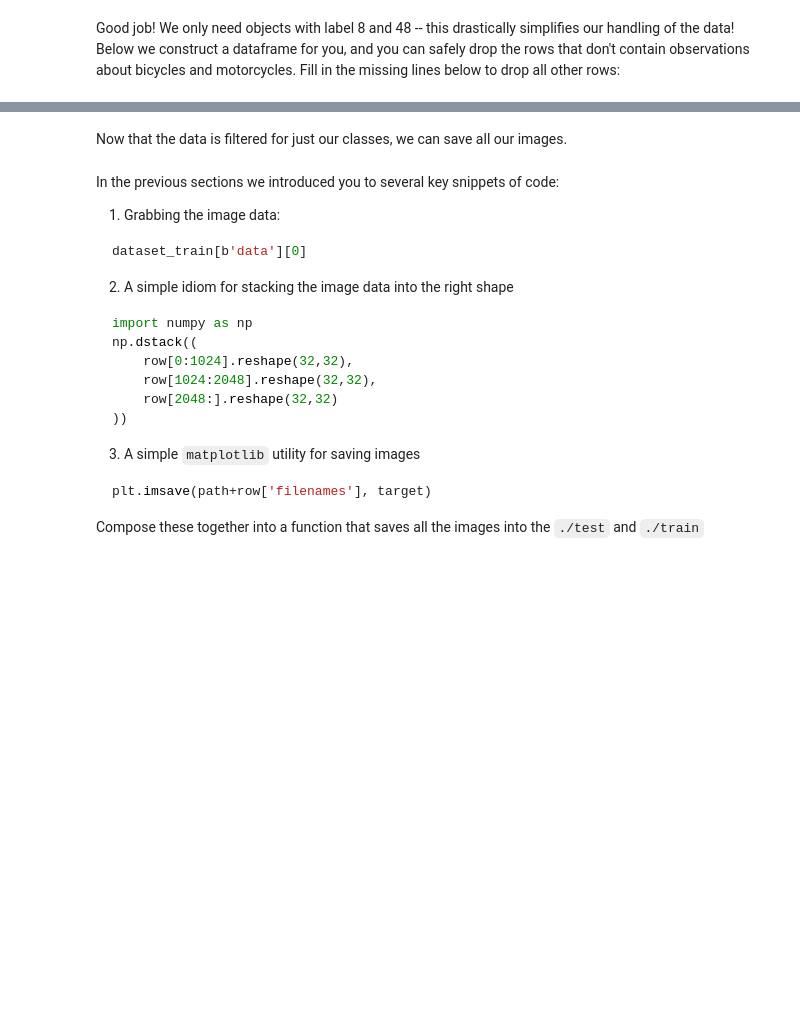
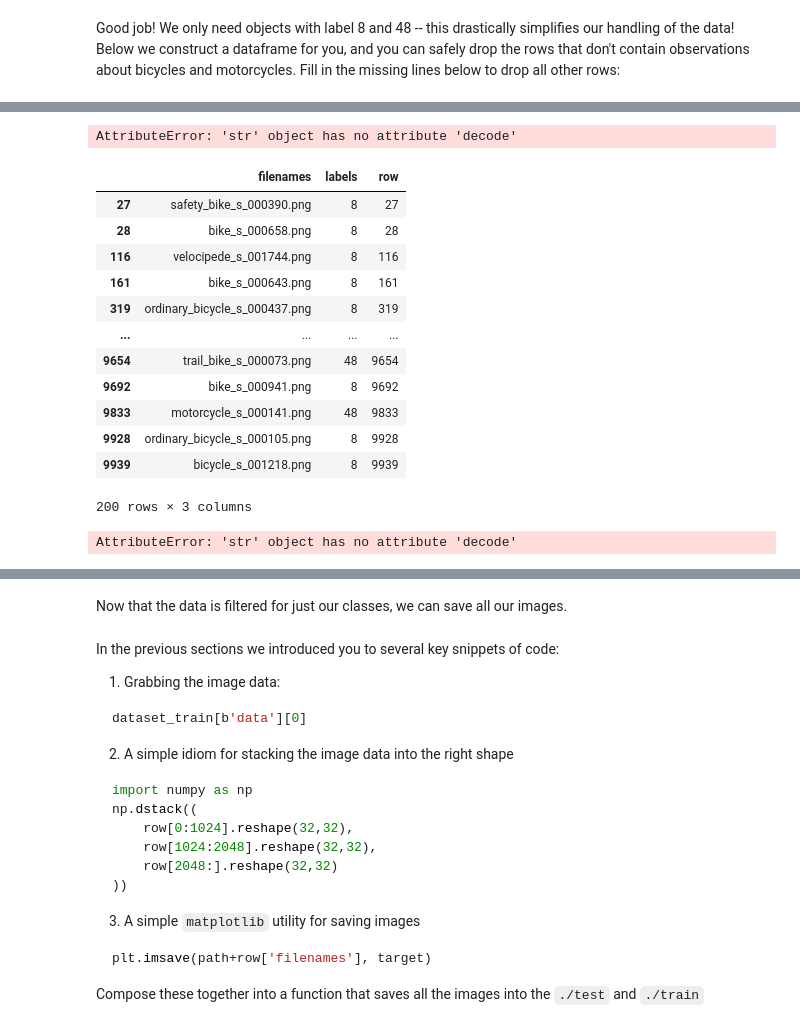
Before and after one commit to pivotostes/udacity-nd009t-C2-Developing-ML-Workflow, a Jupyter notebook: project/starter.ipynb, the cells around one changed output, grey strips where cells are left out. Drawn from its saved outputs; the diff is of its cells as text; code cells hidden in the pictures; blank space fills up the shorter version.

```diff
--- a/project/starter.ipynb
+++ b/project/starter.ipynb
@@ -137,20 +197,12 @@ Good job! We only need objects with label 8 and 48 -- this drastically simplifie
+# %%
+# Decode df_train.filenames so they are regular strings
+df_train["filenames"] = df_train["filenames"].apply(
+    lambda x: x.decode("utf-8")
+)
+# %% [output]
+AttributeError: 'str' object has no attribute 'decode'
 # %%
 #Construct the dataframe
-df_train = pd.DataFrame({
-    "filenames": dataset_train[b'filenames'],
-    "labels": dataset_train[b'fine_labels'],
-    "row": range(len(dataset_train[b'filenames']))
-})
-
-# Drop all rows from df_train where label is not 8 or 48
-df_train = #TODO: Fill in
-
-# Decode df_train.filenames so they are regular strings
-df_train["filenames"] = df_train["filenames"].apply(
-    lambda x: x.decode("utf-8")
-)
-
-
 df_test = pd.DataFrame({
     "filenames": dataset_test[b'filenames'],
     "labels": dataset_test[b'fine_labels'],
@@ -158,9 +210,28 @@ df_test = pd.DataFrame({
 })
 
 # Drop all rows from df_test where label is not 8 or 48
-df_test = #TODO: Fill in
-
-# Decode df_test.filenames so they are regular strings
-df_test["filenames"] = df_test["filenames"].apply(
-    lambda x: x.decode("utf-8")
-)
+index_test = df_test[(df_test['labels'] != 8) & (df_test['labels'] != 48)].index
+df_test.drop(index_test, inplace=True)
+# %%
+df_test
+# %% [output]
+|  | filenames | labels | row |
+| 27 | safety_bike_s_000390.png | 8 | 27 |
+| 28 | bike_s_000658.png | 8 | 28 |
+| 116 | velocipede_s_001744.png | 8 | 116 |
+| 161 | bike_s_000643.png | 8 | 161 |
+| 319 | ordinary_bicycle_s_000437.png | 8 | 319 |
+| ... | ... | ... | ... |
+| 9654 | trail_bike_s_000073.png | 48 | 9654 |
+| 9692 | bike_s_000941.png | 8 | 9692 |
+| 9833 | motorcycle_s_000141.png | 48 | 9833 |
+| 9928 | ordinary_bicycle_s_000105.png | 8 | 9928 |
+| 9939 | bicycle_s_001218.png | 8 | 9939 |
+200 rows × 3 columns
+# %%
+# Decode df_test.filenames so they are regular strings
+df_test["filenames"] = df_test["filenames"].apply(
+    lambda x: x.decode("utf-8")
+)
+# %% [output]
+AttributeError: 'str' object has no attribute 'decode'
```
Also changed, not shown: parts of 19 cells of this notebook.
